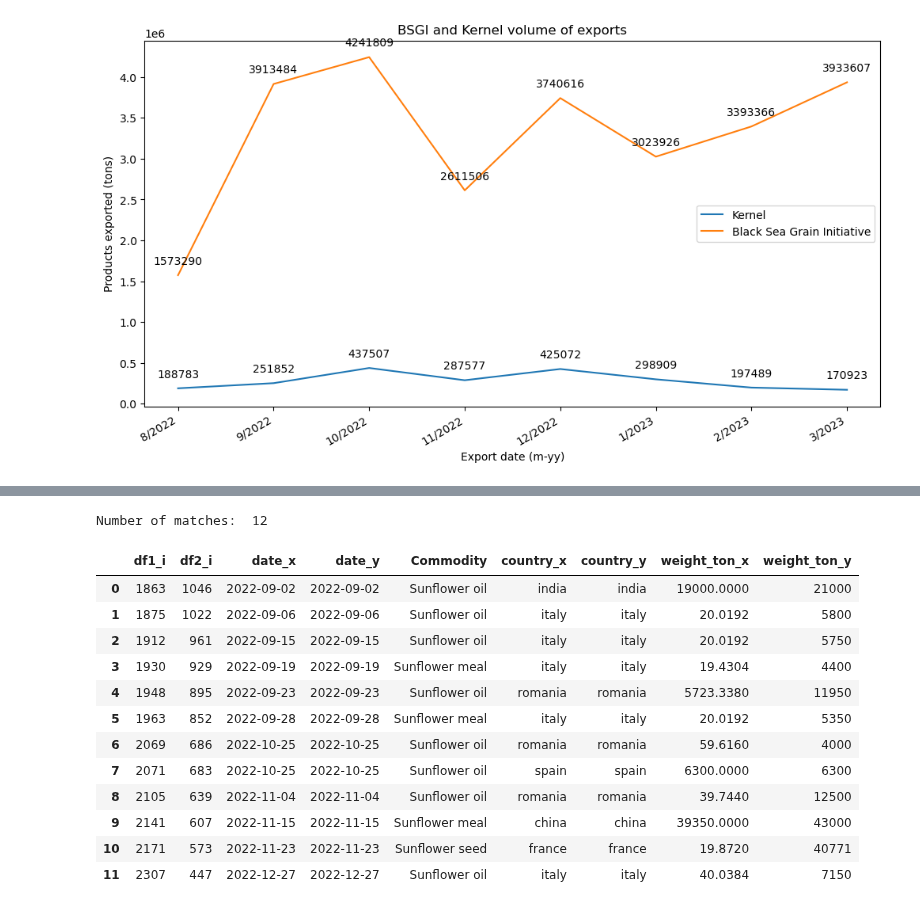
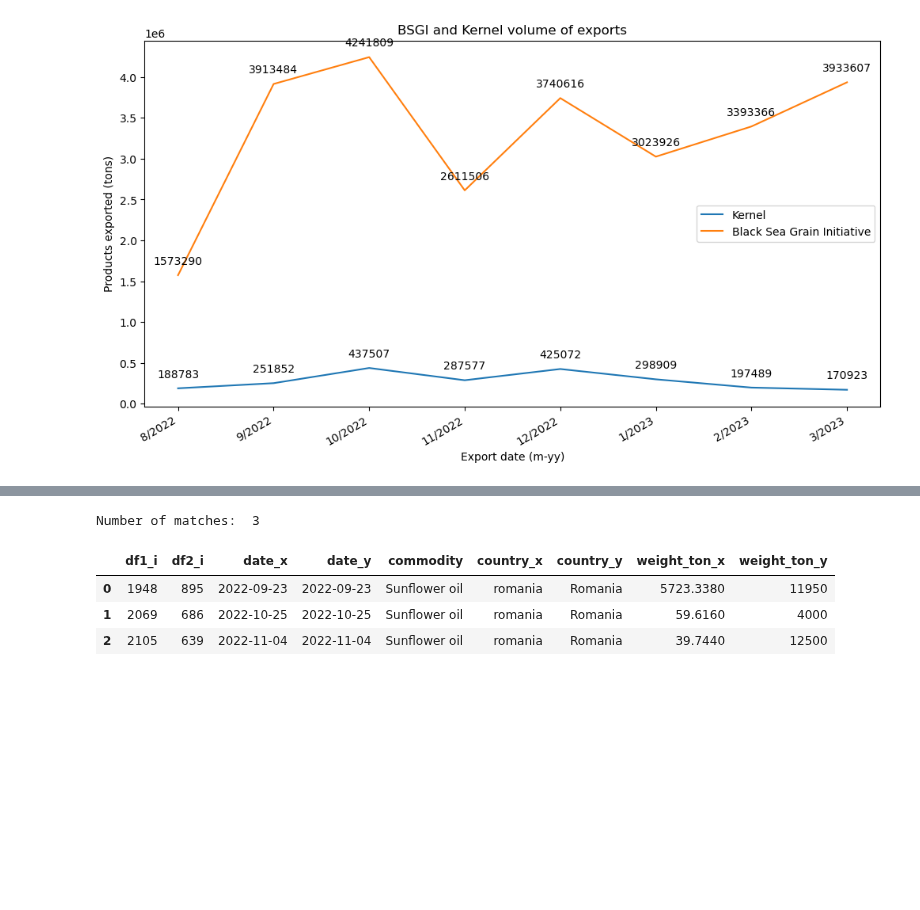
Before and after one commit to uchicago-dsi/oakland-institute-ukraine, a Jupyter notebook: visualizations/import_genius.ipynb, the cells around one changed output, grey strips where cells are left out. Drawn from its saved outputs; the diff is of its cells as text; code cells hidden in the pictures; blank space fills up the shorter version.

```diff
--- a/visualizations/import_genius.ipynb
+++ b/visualizations/import_genius.ipynb
@@ -354,32 +113,14 @@ Text(0, 0.5, 'Products exported (tons)')
 # %%
 # Plot together
 final = kernel_g.merge(outbound_g, on="date", suffixes=("_kernel", "_bsgi"))
-
-fig, ax = plt.subplots(figsize=(12, 6))
-
-ax.plot(final["date"] , final["weight_ton_kernel"], label = "Kernel")
-ax.plot(final["date"] , final["weight_ton_bsgi"], label = "Black Sea Grain Initiative")
-
-plt.setp(ax.get_xticklabels(), rotation=30, horizontalalignment='right')
-
-plt.title("BSGI and Kernel volume of exports")
-plt.xlabel("Export date (m-yy)")
-plt.ylabel("Products exported (tons)")
-plt.legend()
-
-# Annotate the lines
-for x, y in zip(final["date"], final["weight_ton_kernel"]):
-    ax.annotate(f'{int(y)}', (x, y), textcoords="offset points", xytext=(0, 10), ha='center')
-
-for x, y in zip(final["date"], final["weight_ton_bsgi"]):
-    ax.annotate(f'{int(y)}', (x, y), textcoords="offset points", xytext=(0, 10), ha='center')
+plot_line(final["date"], [final["weight_ton_kernel"], final["weight_ton_bsgi"]], ["Kernel", "Black Sea Grain Initiative"], "BSGI and Kernel volume of exports", "Export date (m-yy)", "Products exported (tons)")
 # %% [output]
 [figure]
 # %%
 # PLOT BY CROP
 
 # First we see the possible product categories based on the BSGI dataset
-products = outbound["Commodity"].unique()
+products = outbound["commodity"].unique()
 
 products_val = ["corn", "soya", "sunflower", "wheat", "sunflower", "barley", "peas", "rapeseed", "sunflower", "vegetable", "soya", "canola", "rapeseed", "sunflower", "mixed", "wheat", "sugar beet"]
 
@@ -389,7 +130,7 @@ for i, product in enumerate(products):
 
 outbound_c = outbound.copy()
 
-outbound_c["product_std"] = outbound_c["Commodity"].apply(lambda x: d[x])
+outbound_c["product_std"] = outbound_c["commodity"].apply(lambda x: d[x])
 print("Outbound data:\n", outbound_c.head())
 
 product_std = set(products_val)
@@ -450,11 +191,11 @@ for crop in product_std:
 # %%
 # RECORD MATCHING
-print("Kernel:\n", kernel_c["DESTINATION COUNTRY"].head())
-print("BSGI:\n", outbound_c["Country"].head())
+print("Kernel:\n", kernel_c["destination_country"].head())
+print("BSGI:\n", outbound_c["country"].head())
 
 # Translate country column to English
-translate_column(kernel_c, "DESTINATION COUNTRY", "google", "uk", "en")
-kernel_c["destination country_gt"] = kernel_c["destination country_gt"].str.lower()
+translate_column(kernel_c, "destination_country", "google", "uk", "en")
+kernel_c["destination_country_gt"] = kernel_c["destination_country_gt"].str.lower()
 # %% [output]
 Kernel:
  0       ОМАН
@@ -473,9 +214,9 @@ Name: Country, dtype: object
 # %%
+kernel_c = kernel_c.rename(columns={"export_date": "date", "destination_country_gt": "country"})
+outbound_c = outbound_c.rename(columns={"departure_date": "date"})
+
 crop_kernel = kernel_c.loc[kernel_c.loc[:, "sunflower"] == True]
 crop_bsgi = outbound_c.loc[outbound_c.loc[:, "product_std"] == "sunflower"]
-
-crop_kernel = crop_kernel.rename(columns={"EXPORT DATE": "date", "destination country_gt": "country"})
-crop_bsgi = crop_bsgi.rename(columns={"Departure date": "date", "Country": "country"})
 
 crop_kernel.index.name = "kernel_i"
 crop_bsgi.index.name = "bsgi_i"
@@ -566,47 +291,35 @@ Number of matches:  39
 # %%
 sunflower_kernel = kernel_c.copy()
 
 sunflower_kernel["n_products"] = 0
 
 for product in product_std:
     sunflower_kernel["n_products"] += sunflower_kernel[product]
 
 # print("Products BSGI:\n", product_std)
 
 sunflower_kernel = sunflower_kernel.loc[(sunflower_kernel.loc[:, "sunflower"] == True) & (sunflower_kernel.loc[:, "n_products"] == 1)]
 sunflower_bsgi = outbound_c.loc[outbound_c.loc[:, "product_std"] == "sunflower"]
-
-sunflower_kernel = sunflower_kernel.rename(columns={"EXPORT DATE": "date", "destination country_gt": "country"})
-sunflower_bsgi = sunflower_bsgi.rename(columns={"Departure date": "date", "Country": "country"})
 
 sunflower_kernel = sunflower_kernel[["date", "country", "weight_ton"]].groupby(["date", "country"]).sum().reset_index()
 
 sunflower_kernel.index.name = "df1_i"
 sunflower_bsgi.index.name = "df2_i"
 
 matches = find_matches(sunflower_kernel, sunflower_bsgi, ["date"], ["country"], ["date"])
 
 # Add this to find_matches function later if it turns out to be neccesary
 matches = matches.reset_index()
 # print("All matches:\n", matches)
 bsgi_i = matches.groupby("df2_i")["df1_i"].nunique()
 unique = matches[matches["df2_i"].isin(bsgi_i[bsgi_i == 1].index)][["df1_i", "df2_i"]].reset_index(drop=True)
 
 full_unique = unique.merge(sunflower_kernel, left_on='df1_i', right_index=True)
 full_unique = full_unique.merge(sunflower_bsgi, left_on='df2_i', right_index=True)
-full_unique[["df1_i", "df2_i", "date_x", "date_y", "Commodity", "country_x" , "country_y", "weight_ton_x", "weight_ton_y"]]
+full_unique[["df1_i", "df2_i", "date_x", "date_y", "commodity", "country_x" , "country_y", "weight_ton_x", "weight_ton_y"]]
 # %% [output]
-Number of matches:  12
+Number of matches:  3
-|  | df1_i | df2_i | date_x | date_y | Commodity | country_x | country_y | weight_ton_x | weight_ton_y |
-| 0 | 1863 | 1046 | 2022-09-02 | 2022-09-02 | Sunflower oil | india | india | 19000.0000 | 21000 |
-| 1 | 1875 | 1022 | 2022-09-06 | 2022-09-06 | Sunflower oil | italy | italy | 20.0192 | 5800 |
-| 2 | 1912 | 961 | 2022-09-15 | 2022-09-15 | Sunflower oil | italy | italy | 20.0192 | 5750 |
-| 3 | 1930 | 929 | 2022-09-19 | 2022-09-19 | Sunflower meal | italy | italy | 19.4304 | 4400 |
-| 4 | 1948 | 895 | 2022-09-23 | 2022-09-23 | Sunflower oil | romania | romania | 5723.3380 | 11950 |
-| 5 | 1963 | 852 | 2022-09-28 | 2022-09-28 | Sunflower meal | italy | italy | 20.0192 | 5350 |
-| 6 | 2069 | 686 | 2022-10-25 | 2022-10-25 | Sunflower oil | romania | romania | 59.6160 | 4000 |
-| 7 | 2071 | 683 | 2022-10-25 | 2022-10-25 | Sunflower oil | spain | spain | 6300.0000 | 6300 |
-| 8 | 2105 | 639 | 2022-11-04 | 2022-11-04 | Sunflower oil | romania | romania | 39.7440 | 12500 |
-| 9 | 2141 | 607 | 2022-11-15 | 2022-11-15 | Sunflower meal | china | china | 39350.0000 | 43000 |
-| 10 | 2171 | 573 | 2022-11-23 | 2022-11-23 | Sunflower seed | france | france | 19.8720 | 40771 |
-| 11 | 2307 | 447 | 2022-12-27 | 2022-12-27 | Sunflower oil | italy | italy | 40.0384 | 7150 |
+|  | df1_i | df2_i | date_x | date_y | commodity | country_x | country_y | weight_ton_x | weight_ton_y |
+| 0 | 1948 | 895 | 2022-09-23 | 2022-09-23 | Sunflower oil | romania | Romania | 5723.3380 | 11950 |
+| 1 | 2069 | 686 | 2022-10-25 | 2022-10-25 | Sunflower oil | romania | Romania | 59.6160 | 4000 |
+| 2 | 2105 | 639 | 2022-11-04 | 2022-11-04 | Sunflower oil | romania | Romania | 39.7440 | 12500 |
```
Also changed, not shown: parts of 12 cells of this notebook, 2 other files.
